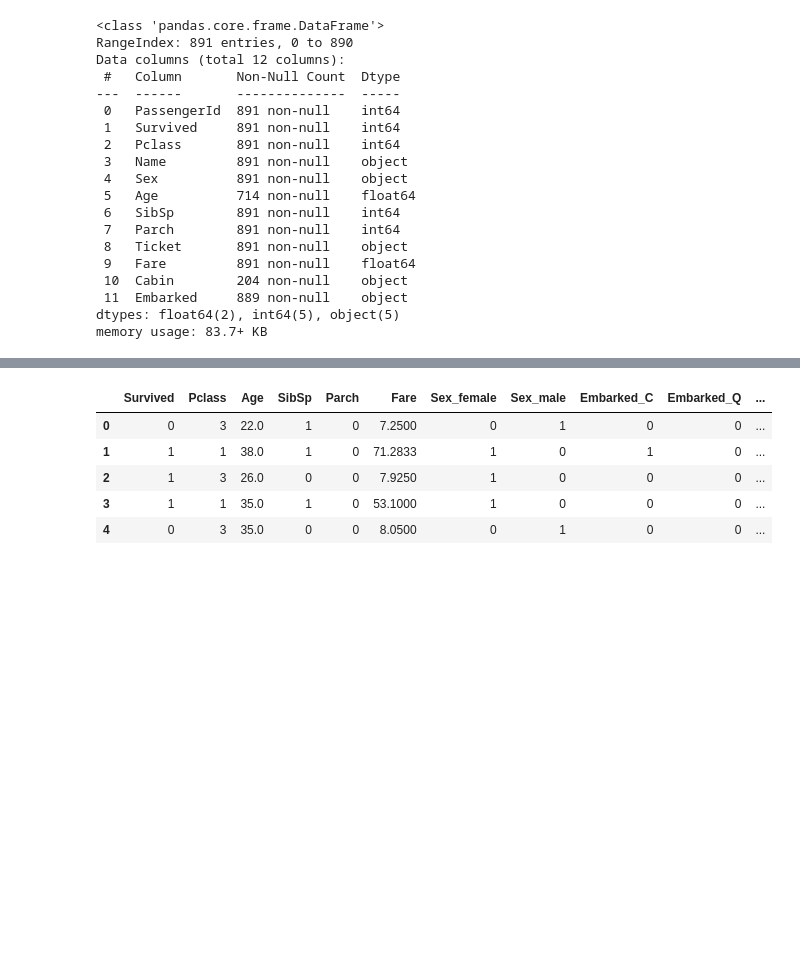
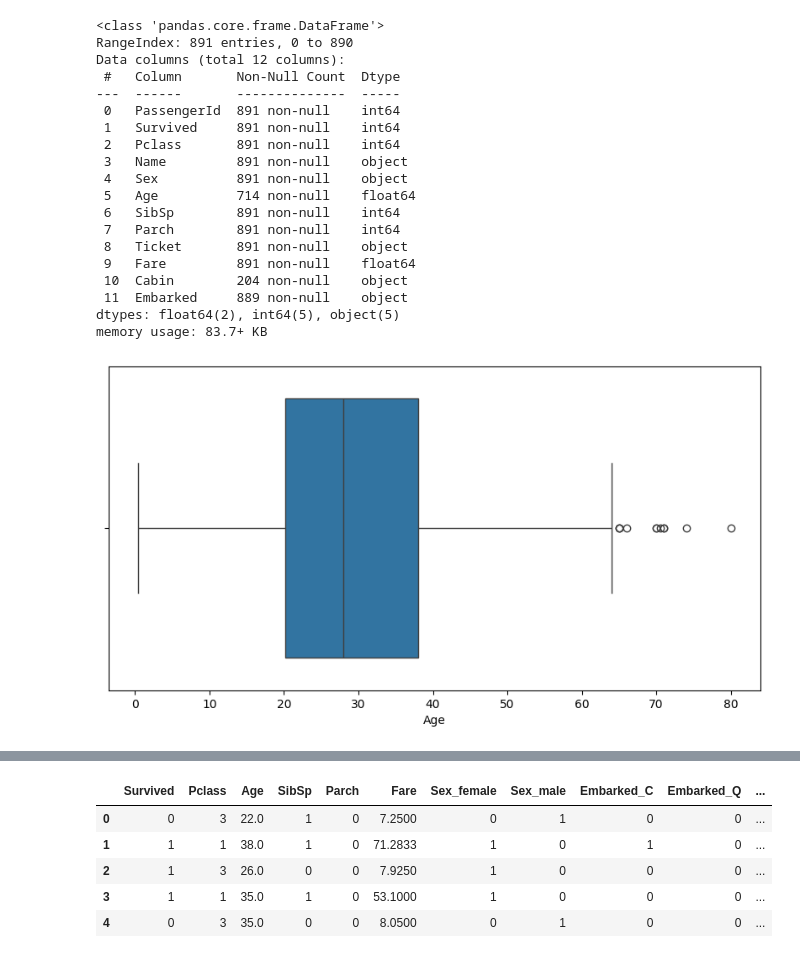
Before and after one commit to OVP2023/ML, a Jupyter notebook: quality_date_dz.ipynb, the cells around one changed output, grey strips where cells are left out. Drawn from its saved outputs; the diff is of its cells as text; code cells hidden in the pictures; blank space fills up the shorter version.

```diff
--- a/quality_date_dz.ipynb
+++ b/quality_date_dz.ipynb
@@ -97,3 +92,10 @@ Data columns (total 12 columns):
  11  Embarked     889 non-null    object
 dtypes: float64(2), int64(5), object(5)
 memory usage: 83.7+ KB
+# %%
+#Проверяем на наличие выбросов признак Age,  исходя из здравого смысла до 80 лет это реальный возраст, поэтому здесь данные не изменяем
+plt.figure(figsize=(10, 5))
+sns.boxplot(x=df['Age'])
+plt.show()
+# %% [output]
+[figure, added]
```
Also changed, not shown: parts of 8 cells of this notebook.
